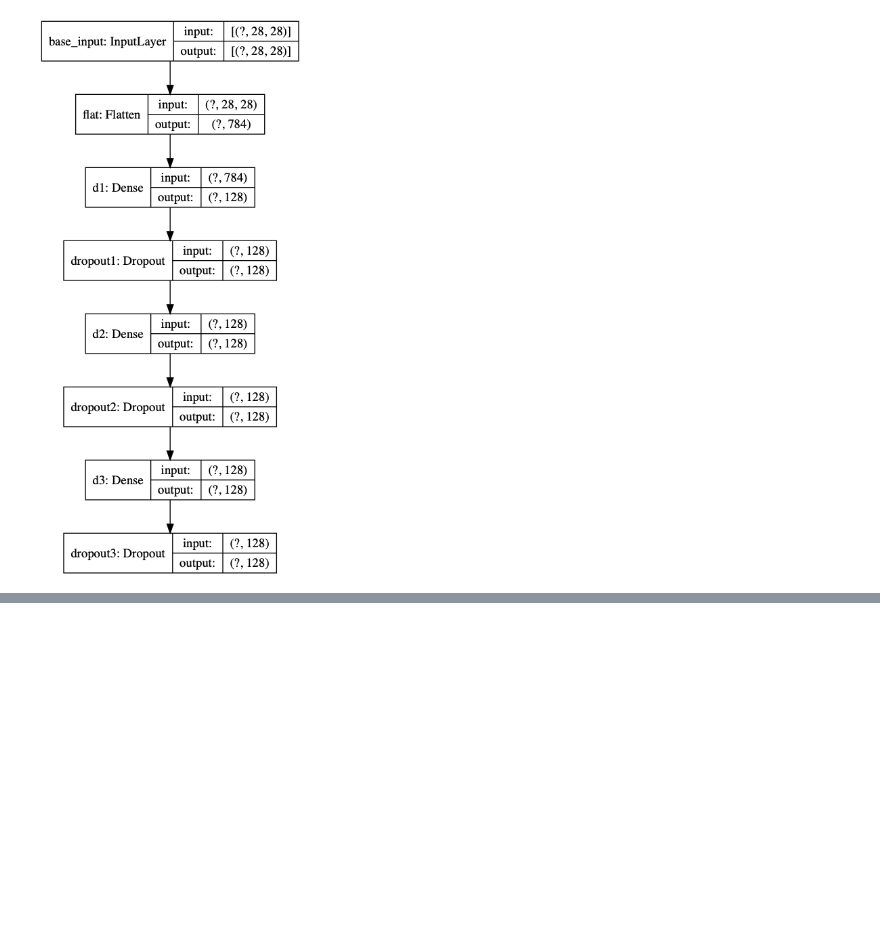
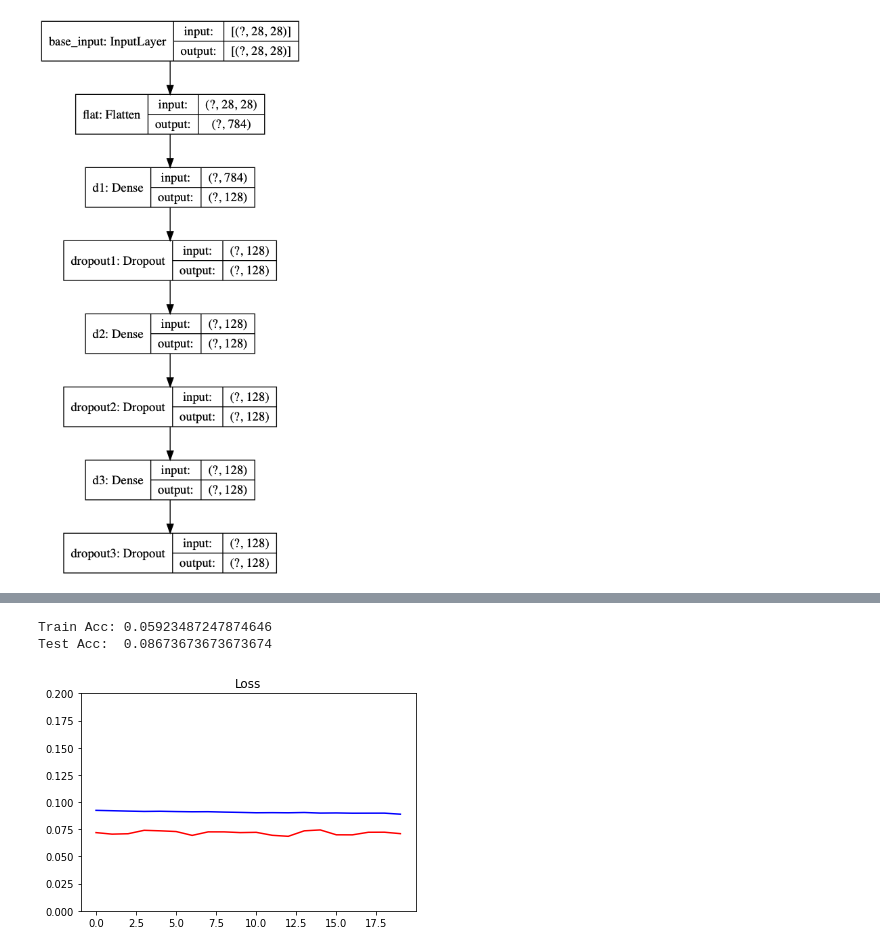
Before and after one commit to damiansp/neuralNet, a Jupyter notebook: coursera/deepLearningAI/TFAdvanced/1b_siamese_network/01_siamese_network.py.ipynb, the cells around one changed output, grey strips where cells are left out. Saved outputs shown, nothing was run; the diff lists cells and outputs as text; code cells hidden in the pictures; blank space fills up the shorter version.

```diff
--- a/coursera/deepLearningAI/TFAdvanced/1b_siamese_network/01_siamese_network.py.ipynb
+++ b/coursera/deepLearningAI/TFAdvanced/1b_siamese_network/01_siamese_network.py.ipynb
@@ -92,0 +118,13 @@ plot_model(base_network, show_shapes=True, show_layer_names=True)
+# %%
+rms = RMSprop()
+mod.compile(loss=contrastive_loss_with_margin(1), optimizer=rms)
+# %%
+EPOCHS = 20
+BATCH = 128
+# %%
+history = mod.fit(
+    [tr_pairs[:, 0], tr_pairs[:, 1]],
+    tr_y,
+    epochs=EPOCHS,
+    batch_size=BATCH,
+    validation_data=([ts_pairs[:, 0], ts_pairs[:, 1]], ts_y))
@@ -92,0 +164,16 @@ plot_model(base_network, show_shapes=True, show_layer_names=True)
+# %%
+print(f'Train Acc: {train_acc}\nTest Acc:  {test_acc}')
+# %% [output]
+Train Acc: 0.05923487247874646
+Test Acc:  0.08673673673673674
+# %%
+def plot_metrics(history, name, title, ylim=5):
+    plt.title(title)
+    plt.ylim(0, ylim)
+    plt.plot(history.history[name], color='blue', label=name)
+    vname = f'val_{name}'
+    plt.plot(history.history[vname], color='red', label=vname)
+# %%
+plot_metrics(history, 'loss',  'Loss', 0.2)
+# %% [output]
+[figure, added]
```
Also changed, not shown: parts of 16 cells of this notebook.
